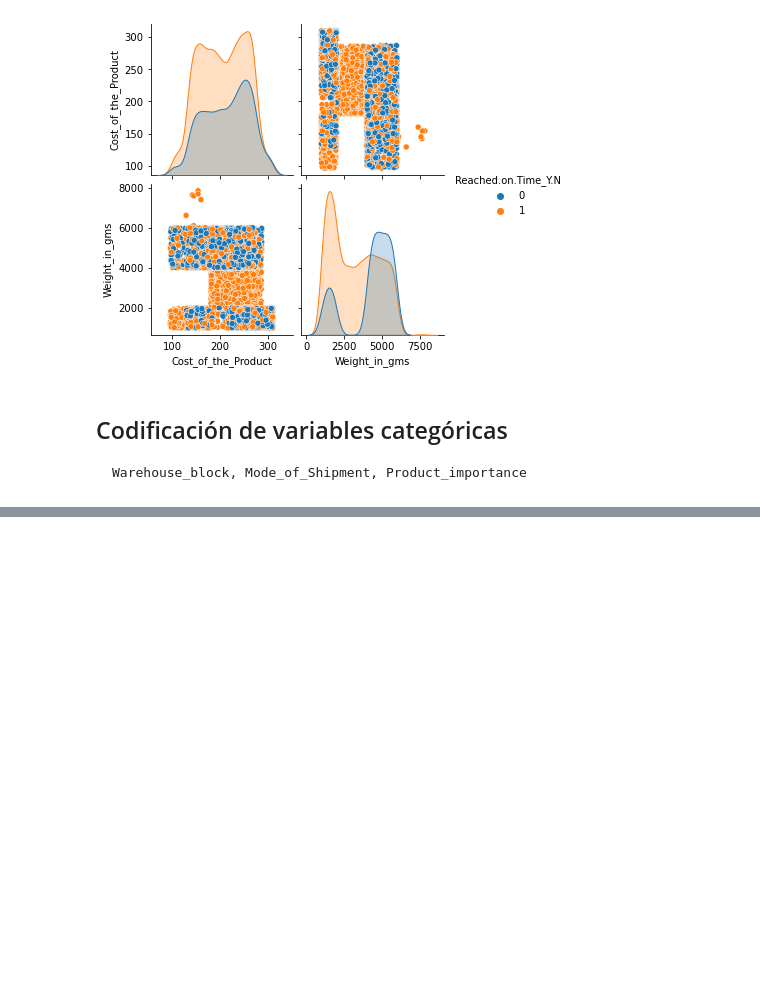
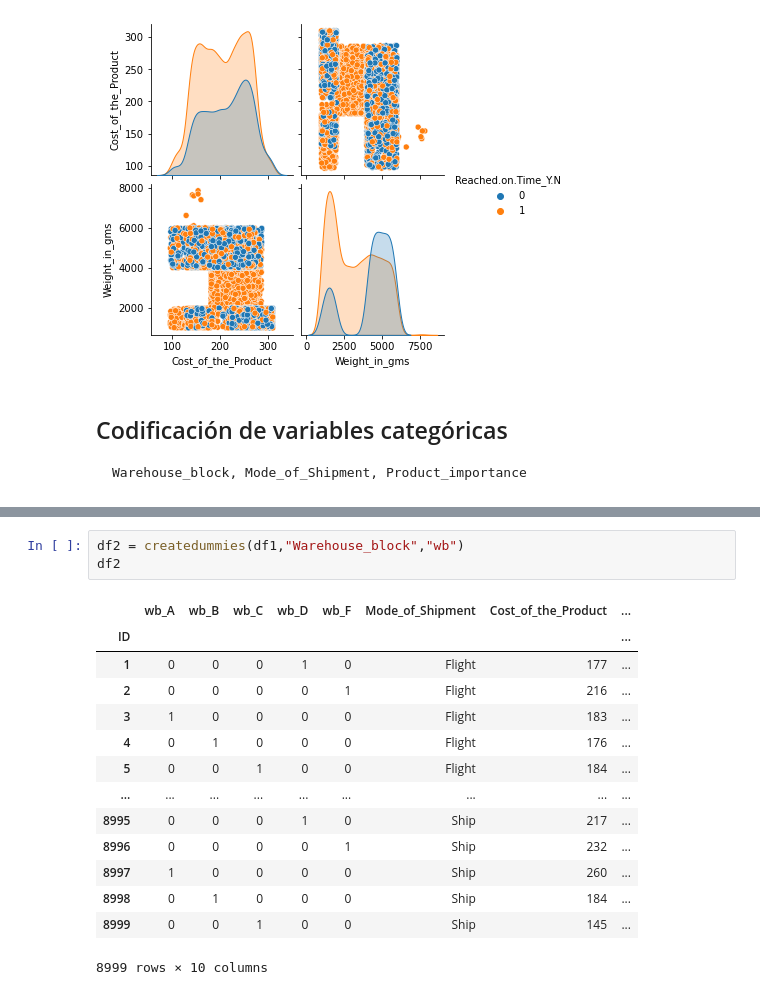
Before and after one commit to VladT-Tempest/Datathon, a Jupyter notebook: Preprocesamiento.ipynb, the cells around one changed output, grey strips where cells are left out. Drawn from its saved outputs; the diff is of its cells as text; blank space fills up the shorter version.

```diff
--- a/Preprocesamiento.ipynb
+++ b/Preprocesamiento.ipynb
@@ -93,0 +141,18 @@ plt.show()
+# %%
+df2 = createdummies(df1,"Warehouse_block","wb")
+df2
+# %% [output]
+|  | wb_A | wb_B | wb_C | wb_D | wb_F | Mode_of_Shipment | Cost_of_the_Product | ... |
+| ID |  |  |  |  |  |  |  | ... |
+| 1 | 0 | 0 | 0 | 1 | 0 | Flight | 177 | ... |
+| 2 | 0 | 0 | 0 | 0 | 1 | Flight | 216 | ... |
+| 3 | 1 | 0 | 0 | 0 | 0 | Flight | 183 | ... |
+| 4 | 0 | 1 | 0 | 0 | 0 | Flight | 176 | ... |
+| 5 | 0 | 0 | 1 | 0 | 0 | Flight | 184 | ... |
+| ... | ... | ... | ... | ... | ... | ... | ... | ... |
+| 8995 | 0 | 0 | 0 | 1 | 0 | Ship | 217 | ... |
+| 8996 | 0 | 0 | 0 | 0 | 1 | Ship | 232 | ... |
+| 8997 | 1 | 0 | 0 | 0 | 0 | Ship | 260 | ... |
+| 8998 | 0 | 1 | 0 | 0 | 0 | Ship | 184 | ... |
+| 8999 | 0 | 0 | 1 | 0 | 0 | Ship | 145 | ... |
+8999 rows × 10 columns
```
Also changed, not shown: parts of 16 cells of this notebook.
